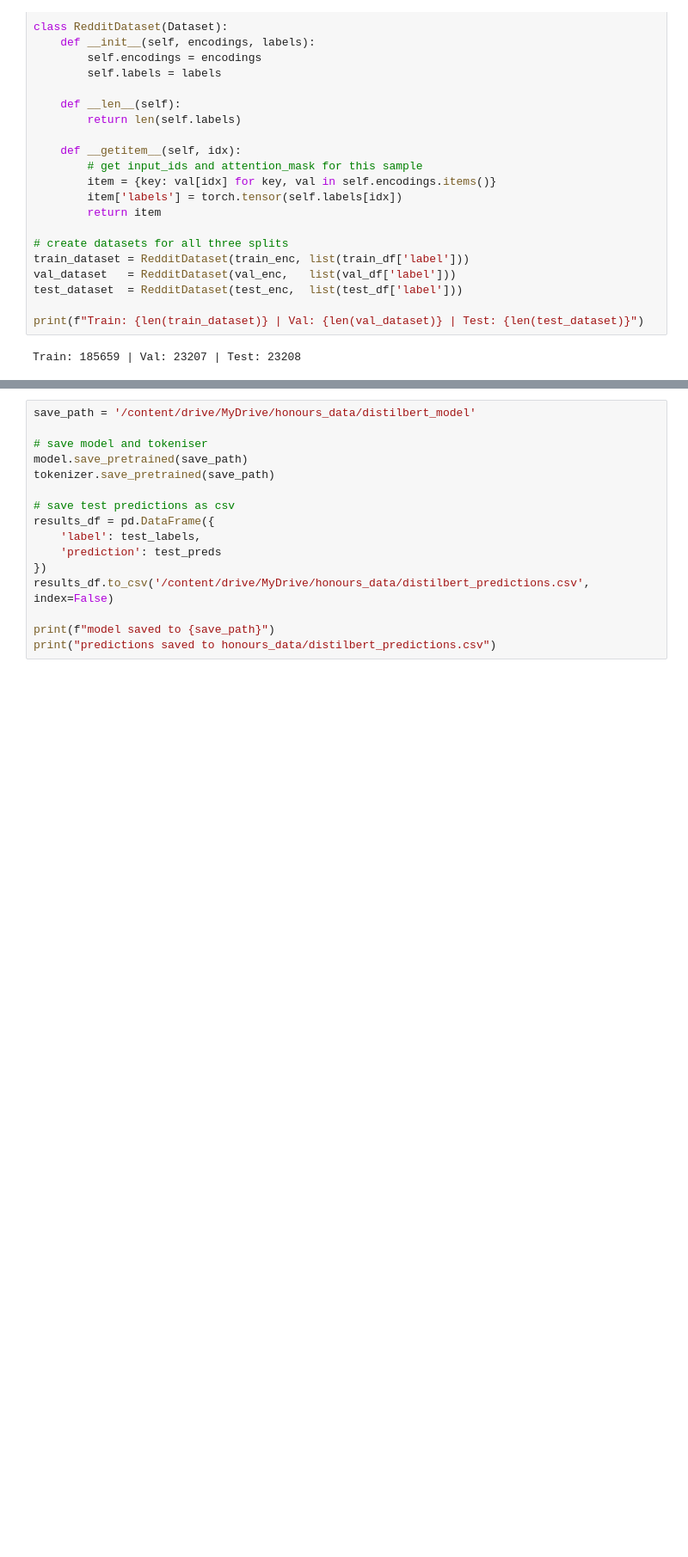
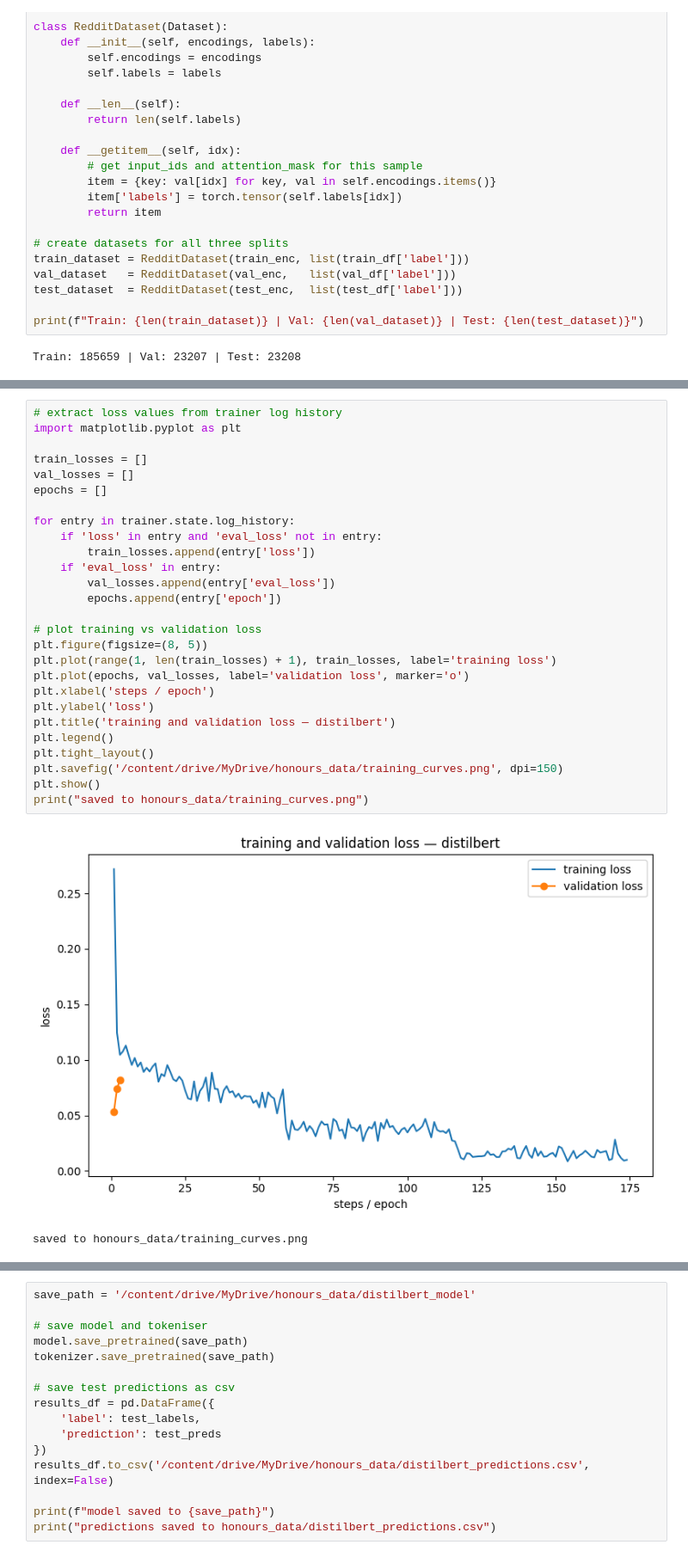
Before and after one commit to DAgotdatdough/Honours, a Jupyter notebook: notebooks/04_transformer.ipynb, the cells around one changed output, grey strips where cells are left out. Shown at 86% size. Saved outputs shown, nothing was run; the diff lists cells and outputs as text; blank space fills up the shorter version.

Commit message:
add training loss curves and update transformer results
- added loss curve plot to 04_transformer.ipynb, saved to results/
- updated distilbert_predictions.csv with latest predictions

```diff
--- a/notebooks/04_transformer.ipynb
+++ b/notebooks/04_transformer.ipynb
@@ -183,3 +183,33 @@ TrainOutput(global_step=17406, training_loss=0.04480798260759214, metrics={'trai
+# %%
+# extract loss values from trainer log history
+import matplotlib.pyplot as plt
+
+train_losses = []
+val_losses = []
+epochs = []
+
+for entry in trainer.state.log_history:
+    if 'loss' in entry and 'eval_loss' not in entry:
+        train_losses.append(entry['loss'])
+    if 'eval_loss' in entry:
+        val_losses.append(entry['eval_loss'])
+        epochs.append(entry['epoch'])
+
+# plot training vs validation loss
+plt.figure(figsize=(8, 5))
+plt.plot(range(1, len(train_losses) + 1), train_losses, label='training loss')
+plt.plot(epochs, val_losses, label='validation loss', marker='o')
+plt.xlabel('steps / epoch')
+plt.ylabel('loss')
+plt.title('training and validation loss — distilbert')
+plt.legend()
+plt.tight_layout()
+plt.savefig('/content/drive/MyDrive/honours_data/training_curves.png', dpi=150)
+plt.show()
+print("saved to honours_data/training_curves.png")
+# %% [output]
+[figure, added]
+saved to honours_data/training_curves.png
 # %%
 from sklearn.metrics import classification_report
 
```
Also changed, not shown: parts of 5 cells of this notebook, 4 other files.
